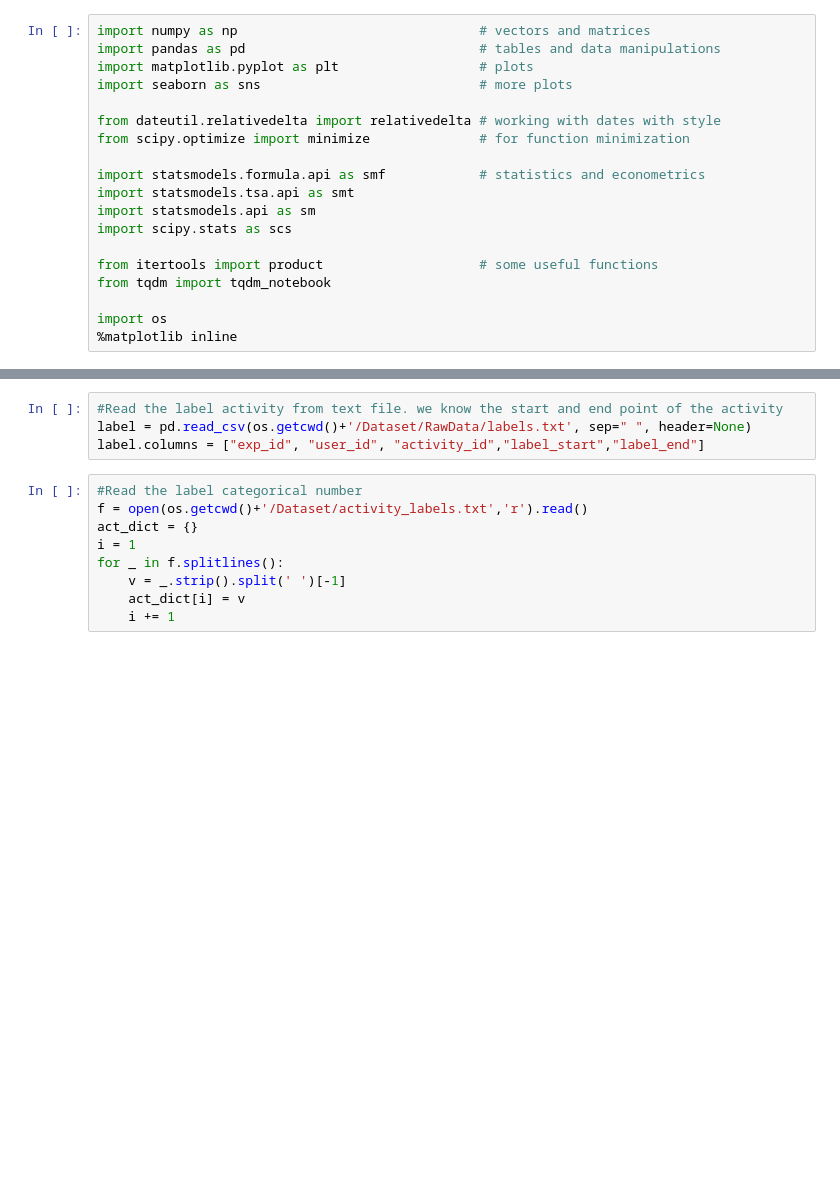
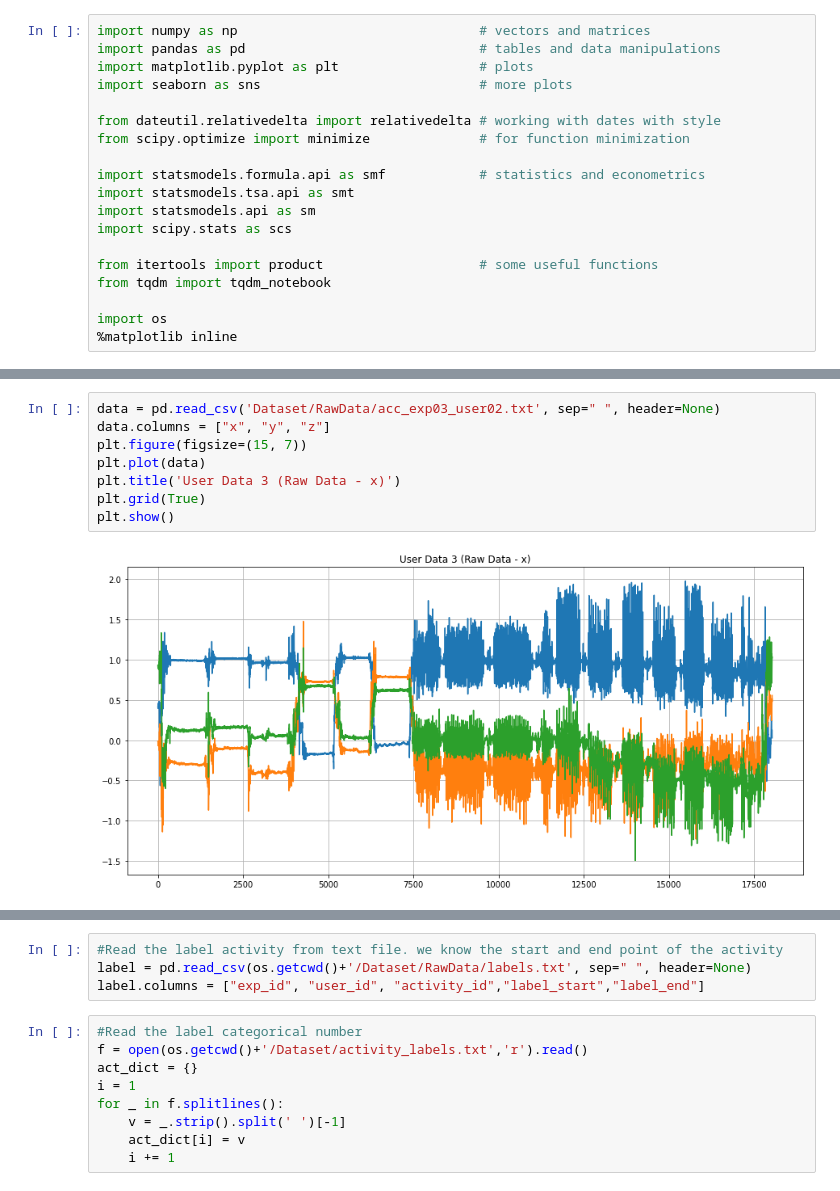
Before and after one commit to sytan6419/hapt_test, a Jupyter notebook: DataCleaning.ipynb, the cells around one changed output, grey strips where cells are left out. Drawn from its saved outputs; the diff is of its cells as text; blank space fills up the shorter version.

```diff
--- a/DataCleaning.ipynb
+++ b/DataCleaning.ipynb
@@ -30,0 +75,10 @@ plt.show()
+# %%
+data = pd.read_csv('Dataset/RawData/acc_exp03_user02.txt', sep=" ", header=None)
+data.columns = ["x", "y", "z"]
+plt.figure(figsize=(15, 7))
+plt.plot(data)
+plt.title('User Data 3 (Raw Data - x)')
+plt.grid(True)
+plt.show()
+# %% [output]
+[figure, added]
```
Also changed, not shown: parts of 10 cells of this notebook, 4 other files.
